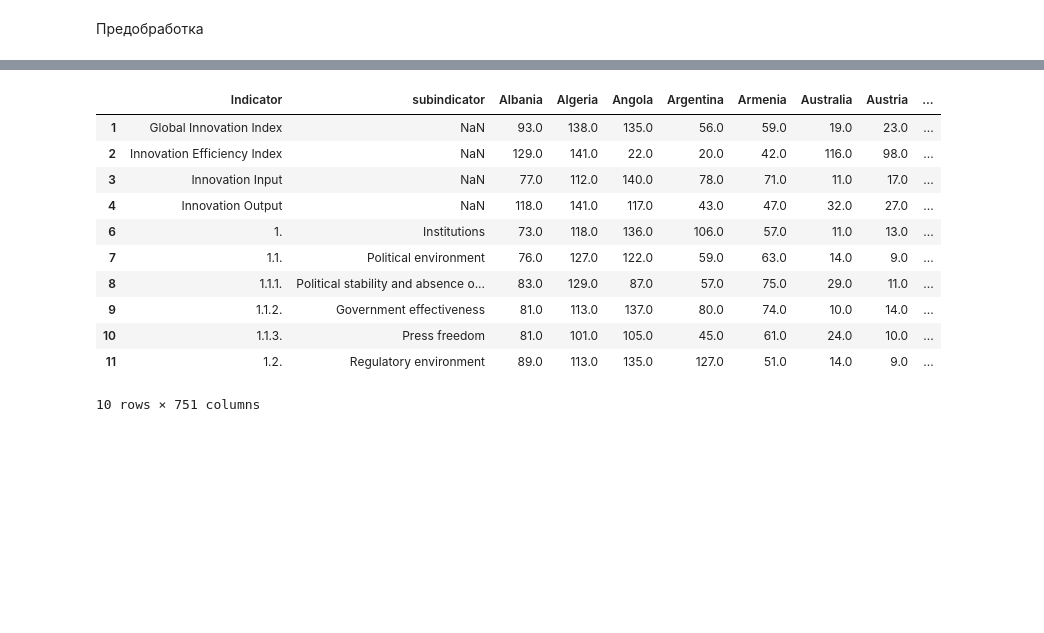
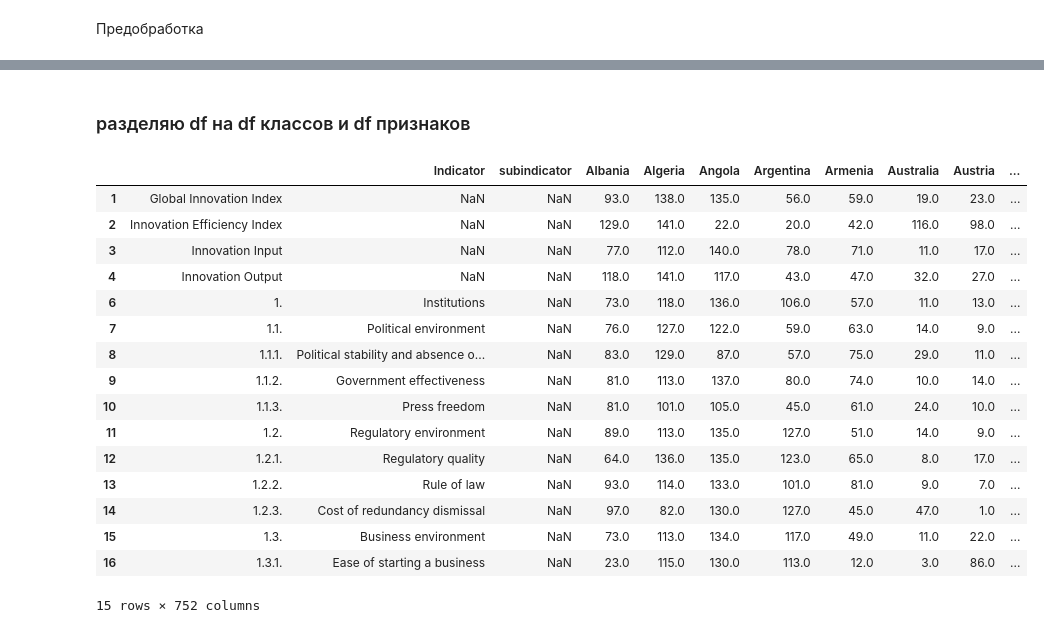
Before and after one commit to DSerpuhovitin/netology_pyda, a Jupyter notebook: Degee_project_ML/Degree_ML.ipynb, the cells around one changed output, grey strips where cells are left out. Saved outputs shown, nothing was run; the diff lists cells and outputs as text; code cells hidden in the pictures; blank space fills up the shorter version.

```diff
--- a/Degee_project_ML/Degree_ML.ipynb
+++ b/Degee_project_ML/Degree_ML.ipynb
@@ -3,7 +4,10 @@ import pandas as pd
 import numpy as np
 # %% [markdown]
 Загружаю один датафрейм 2013 года, далее добавлю остальные. Сейчас хочу отработать алгоритм на одном ДФ.
+# %%
+data_dir = 'C:\\Users\\dserp\\ML\\Degree_ML\\full'
+file_list = os.listdir(data_dir)
 # %%
-data2013f = pd.read_csv('full\\GII_2013_full.csv').reset_index()
+data2013f = pd.read_csv(os.path.join(data_dir, file_list[0]))
 data2013f.head(10)
 # %% [output]
@@ -57,6 +64,6 @@ print(col_list[753])
 Unnamed: 752
 # %%
 #Переименовываю столбцы
-data2013f.rename(columns={col_list[1] : 'Indicator', col_list[2] : 'subindicator', col_list[753] : 'to_del'}, inplace=True)
+data2013f.rename(columns={col_list[1] : 'Indicator', col_list[2] : 'subindicator', col_list[752] : 'to_del'}, inplace=True)
 data2013f.head()
 # %% [output]
@@ -70,30 +92,35 @@ data2013f.head()
 # %%
 #удаляю строку 0 и 5 - они содержат только Nan (видимо для красоты таблички, для открытия в Excel)
 data2013f.drop([0, 5], inplace = True)
+
 #удаляю столбец 'to_del' - пустой
 data2013f.drop('to_del', axis = 1, inplace = True)
-#удаляю столбец 'index' - дублирует атрибут датафрейма
-data2013f.drop('index', axis = 1, inplace = True)
-#удаляю столбец 'Rank Indicators' - пустой столбец
-data2013f.drop('Rank Indicators', axis = 1, inplace = True)
+
 #заполняю пропуски нулями
 data2013f.fillna(0, inplace = True)
 # %%
 #в датафрейме есть значения '  ' - несколько пробелов, заменяю их на None
 space = data2013f['United States of America.4'][1]
 data2013f.replace(space, np.nan, inplace = True)
+# %% [markdown]
+### разделяю df на df классов и df признаков
 # %%
-data2013f.head(10)
+data2013f.head(15)
 # %% [output]
-|  | Indicator | subindicator | Albania | Algeria | Angola | Argentina | Armenia | Australia | Austria | ... |
-| 1 | Global Innovation Index | NaN | 93.0 | 138.0 | 135.0 | 56.0 | 59.0 | 19.0 | 23.0 | ... |
-| 2 | Innovation Efficiency Index | NaN | 129.0 | 141.0 | 22.0 | 20.0 | 42.0 | 116.0 | 98.0 | ... |
-| 3 | Innovation Input | NaN | 77.0 | 112.0 | 140.0 | 78.0 | 71.0 | 11.0 | 17.0 | ... |
-| 4 | Innovation Output | NaN | 118.0 | 141.0 | 117.0 | 43.0 | 47.0 | 32.0 | 27.0 | ... |
-| 6 | 1. | Institutions | 73.0 | 118.0 | 136.0 | 106.0 | 57.0 | 11.0 | 13.0 | ... |
-| 7 | 1.1. | Political environment | 76.0 | 127.0 | 122.0 | 59.0 | 63.0 | 14.0 | 9.0 | ... |
-| 8 | 1.1.1. | Political stability and absence o... | 83.0 | 129.0 | 87.0 | 57.0 | 75.0 | 29.0 | 11.0 | ... |
-| 9 | 1.1.2. | Government effectiveness | 81.0 | 113.0 | 137.0 | 80.0 | 74.0 | 10.0 | 14.0 | ... |
-| 10 | 1.1.3. | Press freedom | 81.0 | 101.0 | 105.0 | 45.0 | 61.0 | 24.0 | 10.0 | ... |
-| 11 | 1.2. | Regulatory environment | 89.0 | 113.0 | 135.0 | 127.0 | 51.0 | 14.0 | 9.0 | ... |
+|  |  | Indicator | subindicator | Albania | Algeria | Angola | Argentina | Armenia | Australia | Austria | ... |
+| 1 | Global Innovation Index | NaN | NaN | 93.0 | 138.0 | 135.0 | 56.0 | 59.0 | 19.0 | 23.0 | ... |
+| 2 | Innovation Efficiency Index | NaN | NaN | 129.0 | 141.0 | 22.0 | 20.0 | 42.0 | 116.0 | 98.0 | ... |
+| 3 | Innovation Input | NaN | NaN | 77.0 | 112.0 | 140.0 | 78.0 | 71.0 | 11.0 | 17.0 | ... |
+| 4 | Innovation Output | NaN | NaN | 118.0 | 141.0 | 117.0 | 43.0 | 47.0 | 32.0 | 27.0 | ... |
+| 6 | 1. | Institutions | NaN | 73.0 | 118.0 | 136.0 | 106.0 | 57.0 | 11.0 | 13.0 | ... |
+| 7 | 1.1. | Political environment | NaN | 76.0 | 127.0 | 122.0 | 59.0 | 63.0 | 14.0 | 9.0 | ... |
+| 8 | 1.1.1. | Political stability and absence o... | NaN | 83.0 | 129.0 | 87.0 | 57.0 | 75.0 | 29.0 | 11.0 | ... |
+| 9 | 1.1.2. | Government effectiveness | NaN | 81.0 | 113.0 | 137.0 | 80.0 | 74.0 | 10.0 | 14.0 | ... |
+| 10 | 1.1.3. | Press freedom | NaN | 81.0 | 101.0 | 105.0 | 45.0 | 61.0 | 24.0 | 10.0 | ... |
+| 11 | 1.2. | Regulatory environment | NaN | 89.0 | 113.0 | 135.0 | 127.0 | 51.0 | 14.0 | 9.0 | ... |
+| 12 | 1.2.1. | Regulatory quality | NaN | 64.0 | 136.0 | 135.0 | 123.0 | 65.0 | 8.0 | 17.0 | ... |
+| 13 | 1.2.2. | Rule of law | NaN | 93.0 | 114.0 | 133.0 | 101.0 | 81.0 | 9.0 | 7.0 | ... |
+| 14 | 1.2.3. | Cost of redundancy dismissal | NaN | 97.0 | 82.0 | 130.0 | 127.0 | 45.0 | 47.0 | 1.0 | ... |
+| 15 | 1.3. | Business environment | NaN | 73.0 | 113.0 | 134.0 | 117.0 | 49.0 | 11.0 | 22.0 | ... |
+| 16 | 1.3.1. | Ease of starting a business | NaN | 23.0 | 115.0 | 130.0 | 113.0 | 12.0 | 3.0 | 86.0 | ... |
-10 rows × 751 columns
+15 rows × 752 columns
```
Also changed, not shown: parts of 23 cells of this notebook.
